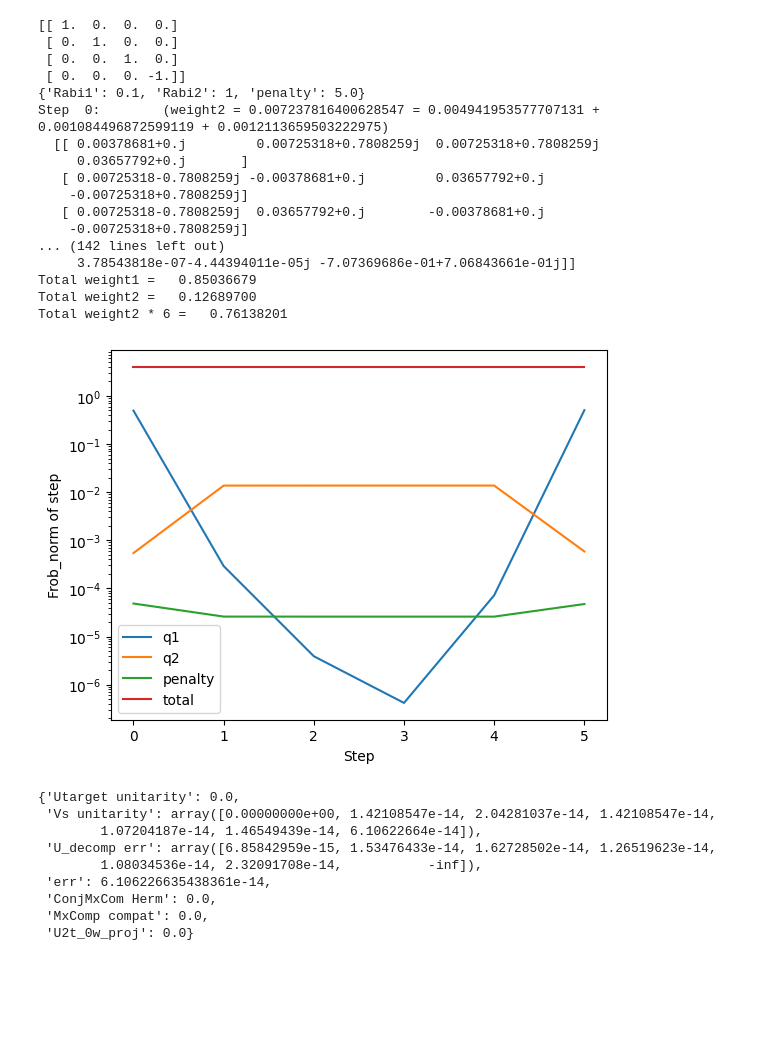
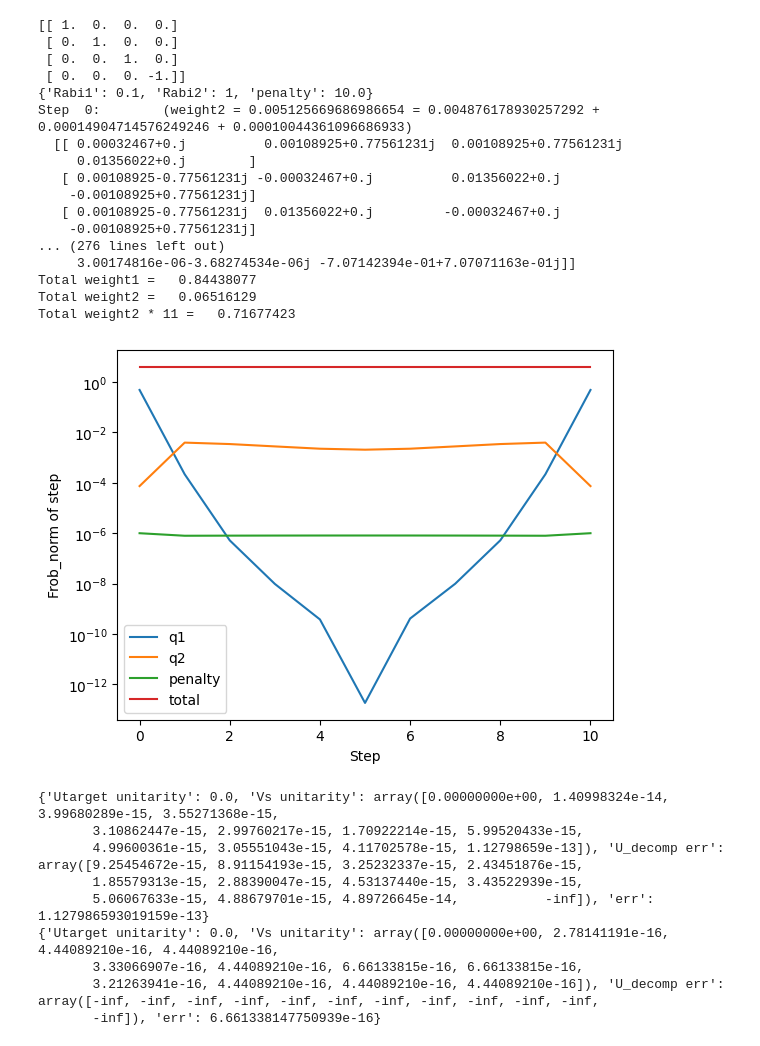
Before and after one commit to 2005rjh/UnitaryDecomp, a Jupyter notebook: tyler_plots.ipynb, the cells around one changed output. Saved outputs shown, nothing was run; the diff lists cells and outputs as text; code cells hidden in the pictures; blank space fills up the shorter version.

Commit message:
testing penalty

```diff
--- a/tyler_plots.ipynb
+++ b/tyler_plots.ipynb
@@ -4,11 +4,12 @@ from UnitaryChain import *
 from solutionary import *
 from numpy import *
 
-dictionary = solutionary()
-dictionary.load("tyler_sols.obj")
+dictionary = new_solutionary()
+dictionary.load("tyler_sols2.obj")
 
 UC = two_qubits_unitary(np.diag([1.,1.,1.,-1.])) # initialization necessary to avoid bug
-UC = dictionary.access(4)
+# UC = dictionary.access("11-CZ-6P10+3")
+UC = dictionary.index(16)
 print(UC.Utarget)
 print(UC.coef)
 print(UC.str(verbose=3))
@@ -20,55 +21,55 @@ for s in range(UC.N):
     subnorms2 = []
     jlogU = UC.jlogU(s)
     jlogUT = jlogU.conj()
     ##	MxComp_weights2 = [ pe, R1, R1, pe, R1, 2*R2, 2*R2, pe, R1, 2*R2, 2*R2, pe, pe, pe, pe, pe ]
     R1_comps = np.array([0, 1, 1, 0, 1, 0, 0, 0, 1, 0, 0, 0, 0, 0, 0, 0])
     R2_comps = np.array([0, 0, 0, 0, 0, 1, 1, 0, 0, 1, 1, 0, 0, 0, 0, 0])
     pe_comps = np.ones(16) - R1_comps - R2_comps
     comps = [ R1_comps, R2_comps, pe_comps ]
-    wsum_str = "weight2 = {} = ".format( UC.weight2_at_step(s) )
-    mxsum_str = stringtools.joinstr([ "  ", zero_real_if_close(jlogU) ])
     for c in range(3):
         MxComps = (2/np.pi) * np.array([ comps[c][i] * np.sum(UC.ConjMxComp_list[i] * jlogUT) for i in range(16) ]).real
         M = np.tensordot(MxComps, UC.MxComp_list, axes=[[0],[0]]) / 2
         subnorms2.append(Frob_norm(zero_real_if_close(M)))
     subnorms2.append(Frob_norm(UC.U(s)))
     y.append(subnorms2)
 
 y = array(y).transpose()
 labels = ["q1", "q2", "penalty", "total"]
 for i in range(len(y)):
     plot(x, y[i], label=labels[i])
 yscale("log")
 legend()
 xlabel("Step")
 ylabel("Frob_norm of step")
 show()
+UC.check_consistency(tol=1e-12)
+UC.unitarize_point("all")
 UC.check_consistency()
 # %% [output]
 [[ 1.  0.  0.  0.]
  [ 0.  1.  0.  0.]
  [ 0.  0.  1.  0.]
  [ 0.  0.  0. -1.]]
-{'Rabi1': 0.1, 'Rabi2': 1, 'penalty': 5.0}
-Step  0:        (weight2 = 0.007237816400628547 = 0.004941953577707131 + 0.001084496872599119 + 0.0012113659503222975)
-  [[ 0.00378681+0.j         0.00725318+0.7808259j  0.00725318+0.7808259j
-     0.03657792+0.j       ]
-   [ 0.00725318-0.7808259j -0.00378681+0.j         0.03657792+0.j
-    -0.00725318+0.7808259j]
-   [ 0.00725318-0.7808259j  0.03657792+0.j        -0.00378681+0.j
-    -0.00725318+0.7808259j]
-... (142 lines left out)
-     3.78543818e-07-4.44394011e-05j -7.07369686e-01+7.06843661e-01j]]
-Total weight1 =   0.85036679
-Total weight2 =   0.12689700
-Total weight2 * 6 =   0.76138201
+{'Rabi1': 0.1, 'Rabi2': 1, 'penalty': 10.0}
+Step  0:        (weight2 = 0.005125669686986654 = 0.004876178930257292 + 0.00014904714576249246 + 0.00010044361096686933)
+  [[ 0.00032467+0.j          0.00108925+0.77561231j  0.00108925+0.77561231j
+     0.01356022+0.j        ]
+   [ 0.00108925-0.77561231j -0.00032467+0.j          0.01356022+0.j
+    -0.00108925+0.77561231j]
+   [ 0.00108925-0.77561231j  0.01356022+0.j         -0.00032467+0.j
+    -0.00108925+0.77561231j]
+... (276 lines left out)
+     3.00174816e-06-3.68274534e-06j -7.07142394e-01+7.07071163e-01j]]
+Total weight1 =   0.84438077
+Total weight2 =   0.06516129
+Total weight2 * 11 =   0.71677423
-[figure, old version]
+[figure, new version]
-{'Utarget unitarity': 0.0,
- 'Vs unitarity': array([0.00000000e+00, 1.42108547e-14, 2.04281037e-14, 1.42108547e-14,
-        1.07204187e-14, 1.46549439e-14, 6.10622664e-14]),
- 'U_decomp err': array([6.85842959e-15, 1.53476433e-14, 1.62728502e-14, 1.26519623e-14,
-        1.08034536e-14, 2.32091708e-14,           -inf]),
- 'err': 6.106226635438361e-14,
- 'ConjMxCom Herm': 0.0,
- 'MxComp compat': 0.0,
- 'U2t_0w_proj': 0.0}
+{'Utarget unitarity': 0.0, 'Vs unitarity': array([0.00000000e+00, 1.40998324e-14, 3.99680289e-15, 3.55271368e-15,
+       3.10862447e-15, 2.99760217e-15, 1.70922214e-15, 5.99520433e-15,
+       4.99600361e-15, 3.05551043e-15, 4.11702578e-15, 1.12798659e-13]), 'U_decomp err': array([9.25454672e-15, 8.91154193e-15, 3.25232337e-15, 2.43451876e-15,
+       1.85579313e-15, 2.88390047e-15, 4.53137440e-15, 3.43522939e-15,
+       5.06067633e-15, 4.88679701e-15, 4.89726645e-14,           -inf]), 'err': 1.127986593019159e-13}
+{'Utarget unitarity': 0.0, 'Vs unitarity': array([0.00000000e+00, 2.78141191e-16, 4.44089210e-16, 4.44089210e-16,
+       3.33066907e-16, 4.44089210e-16, 6.66133815e-16, 6.66133815e-16,
+       3.21263941e-16, 4.44089210e-16, 4.44089210e-16, 4.44089210e-16]), 'U_decomp err': array([-inf, -inf, -inf, -inf, -inf, -inf, -inf, -inf, -inf, -inf, -inf,
+       -inf]), 'err': 6.661338147750939e-16}
```
Also changed, not shown: parts of 1 cell of this notebook, 5 other files.
